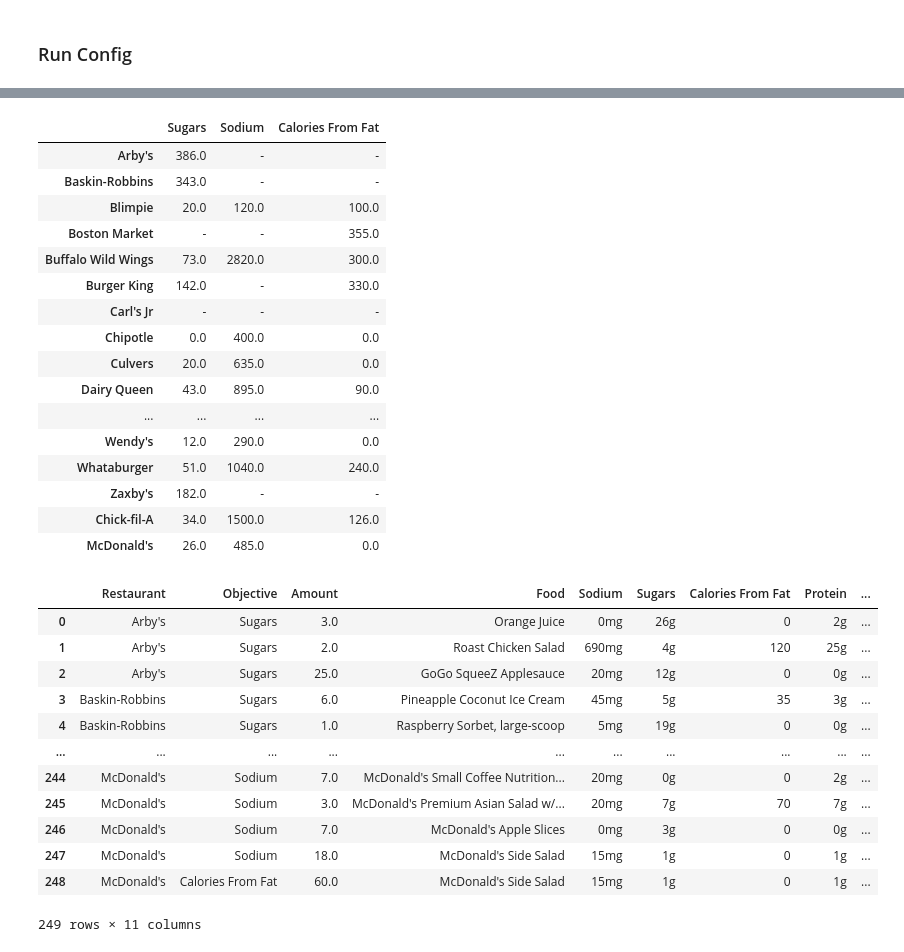
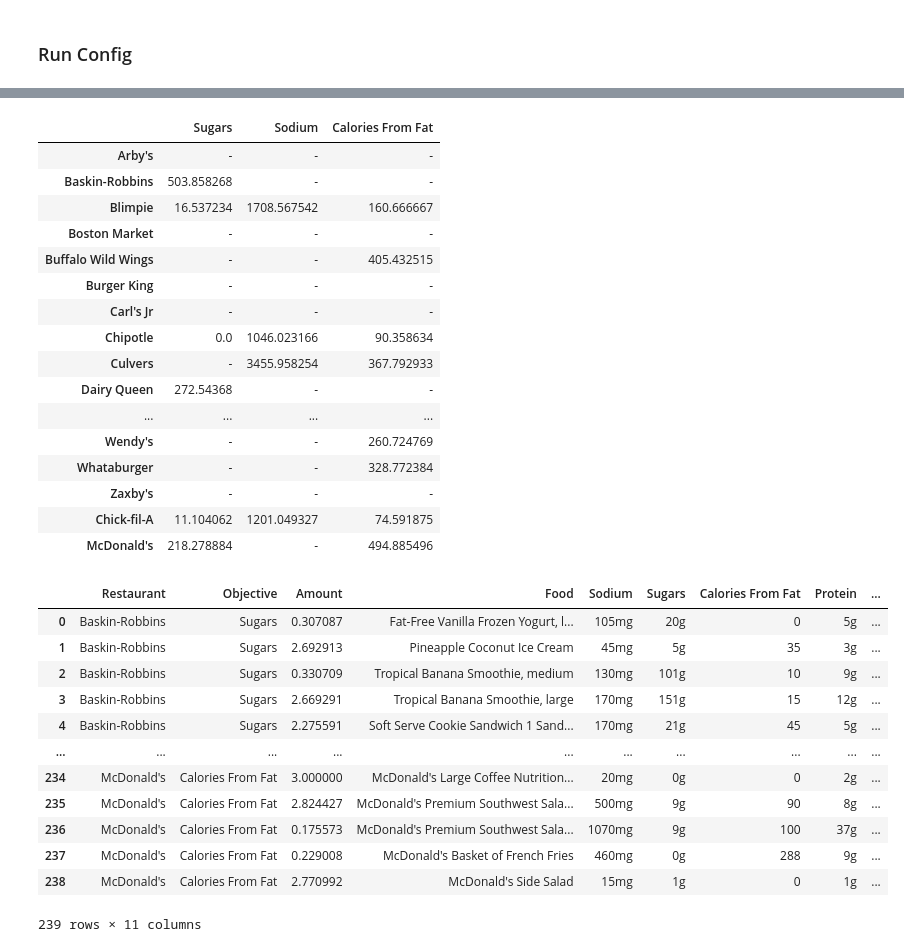
Before and after one commit to zach-hunt/NutritionResearch, a Jupyter notebook: NutritionModelling.ipynb, the cells around one changed output, grey strips where cells are left out. Drawn from its saved outputs; the diff is of its cells as text; code cells hidden in the pictures.

```diff
--- a/NutritionModelling.ipynb
+++ b/NutritionModelling.ipynb
@@ -204,7 +204,8 @@ def solution_data(model: gp.Model, model_args: dict, columns: list, multi_object
     return results, food_choice
 # %%
 def model_run(df, objectives, multi_obj, res="", verbose=False):
-    vprint = vprint_factory(verbose)
+    vprint = vprint_factory(model_args["verbose"])
+    model_args["verbose"] -= 1
     res_list = [res] if res else pd.unique(df["Restaurant"])
     master_results = pd.DataFrame(columns=objectives + (["Overage Penalty"] if multi_obj else []), index=res_list)
     master_foods = pd.DataFrame(columns=columns + ["Restaurant"] + (["Objective"] if not multi_obj else []), index=[])
@@ -298,59 +278,59 @@ df[(df["Restaurant"] == "Buffalo Wild Wings") & (df["Category"] == "Cauliflower
 # %%
 age, gender = 24, "Male"
 objectives = ["Sugars", "Sodium", "Calories From Fat"]  # List of objective(s). Must be list-like
 multi_obj = False  # If True, the model objective is the sum of objective overages. Otherwise, the model is solved for each nutrient separately
 verbose = False    # Whether to provide run / solve updates
 res = ""           # Leave blank to run all
-out_name = "Integer" # Leave blank to skip saving
+out_name = "" # Leave blank to skip saving
 
 filtered_guide = guide_lookup(gender, age, guide, columns)
 
 less_thans = ["Sodium", "Sugars", "Saturated Fat", "Calories From Fat"]  # These correspond to columns from Fast Food Nutrition dataset
 costs = {"Sugars": 1, "Sodium": 50, "Calories From Fat": 4}   # Note units: Sugars (g) vs Sodium (mg)
 model_args = {"less_thans": less_thans, "guide": filtered_guide, "filter_relaxations": set(), "objective": objectives,
-              "costs": costs, "meals": 1, "cat_limit": False, "min_cutoff": False, "var_type": "Integer", "verbose": verbose, }
+              "costs": costs, "meals": 1, "cat_limit": 3, "min_cutoff": False, "var_type": "Continuous", "verbose": verbose, }
 
-results, foods = model_run(df, objectives, multi_obj, res, verbose)
+results, foods = model_run(df, objectives, multi_obj, res)
 display(results)
 display(foods)
 
 if out_name and not res:
     outname = "./ModelOutput/" + out_name + ("-Multi" if multi_obj else "") + ".xlsx"
     with pd.ExcelWriter(outname) as writer:
         results.to_excel(writer, sheet_name = "Rankings")
         foods.to_excel(writer, sheet_name = "Foods", index=False)
 %notify -m "Run Completed"
 # %% [output]
 |  | Sugars | Sodium | Calories From Fat |
-| Arby's | 386.0 | - | - |
-| Baskin-Robbins | 343.0 | - | - |
-| Blimpie | 20.0 | 120.0 | 100.0 |
-| Boston Market | - | - | 355.0 |
-| Buffalo Wild Wings | 73.0 | 2820.0 | 300.0 |
-| Burger King | 142.0 | - | 330.0 |
+| Arby's | - | - | - |
+| Baskin-Robbins | 503.858268 | - | - |
+| Blimpie | 16.537234 | 1708.567542 | 160.666667 |
+| Boston Market | - | - | - |
+| Buffalo Wild Wings | - | - | 405.432515 |
+| Burger King | - | - | - |
 | Carl's Jr | - | - | - |
-| Chipotle | 0.0 | 400.0 | 0.0 |
-| Culvers | 20.0 | 635.0 | 0.0 |
-| Dairy Queen | 43.0 | 895.0 | 90.0 |
+| Chipotle | 0.0 | 1046.023166 | 90.358634 |
+| Culvers | - | 3455.958254 | 367.792933 |
+| Dairy Queen | 272.54368 | - | - |
 | ... | ... | ... | ... |
-| Wendy's | 12.0 | 290.0 | 0.0 |
-| Whataburger | 51.0 | 1040.0 | 240.0 |
-| Zaxby's | 182.0 | - | - |
-| Chick-fil-A | 34.0 | 1500.0 | 126.0 |
-| McDonald's | 26.0 | 485.0 | 0.0 |
+| Wendy's | - | - | 260.724769 |
+| Whataburger | - | - | 328.772384 |
+| Zaxby's | - | - | - |
+| Chick-fil-A | 11.104062 | 1201.049327 | 74.591875 |
+| McDonald's | 218.278884 | - | 494.885496 |
 |  | Restaurant | Objective | Amount | Food | Sodium | Sugars | Calories From Fat | Protein | ... |
-| 0 | Arby's | Sugars | 3.0 | Orange Juice | 0mg | 26g | 0 | 2g | ... |
-| 1 | Arby's | Sugars | 2.0 | Roast Chicken Salad | 690mg | 4g | 120 | 25g | ... |
-| 2 | Arby's | Sugars | 25.0 | GoGo SqueeZ Applesauce | 20mg | 12g | 0 | 0g | ... |
-| 3 | Baskin-Robbins | Sugars | 6.0 | Pineapple Coconut Ice Cream | 45mg | 5g | 35 | 3g | ... |
-| 4 | Baskin-Robbins | Sugars | 1.0 | Raspberry Sorbet, large-scoop | 5mg | 19g | 0 | 0g | ... |
+| 0 | Baskin-Robbins | Sugars | 0.307087 | Fat-Free Vanilla Frozen Yogurt, l... | 105mg | 20g | 0 | 5g | ... |
+| 1 | Baskin-Robbins | Sugars | 2.692913 | Pineapple Coconut Ice Cream | 45mg | 5g | 35 | 3g | ... |
+| 2 | Baskin-Robbins | Sugars | 0.330709 | Tropical Banana Smoothie, medium | 130mg | 101g | 10 | 9g | ... |
+| 3 | Baskin-Robbins | Sugars | 2.669291 | Tropical Banana Smoothie, large | 170mg | 151g | 15 | 12g | ... |
+| 4 | Baskin-Robbins | Sugars | 2.275591 | Soft Serve Cookie Sandwich 1 Sand... | 170mg | 21g | 45 | 5g | ... |
 | ... | ... | ... | ... | ... | ... | ... | ... | ... | ... |
-| 244 | McDonald's | Sodium | 7.0 | McDonald's Small Coffee Nutrition... | 20mg | 0g | 0 | 2g | ... |
-| 245 | McDonald's | Sodium | 3.0 | McDonald's Premium Asian Salad w/... | 20mg | 7g | 70 | 7g | ... |
-| 246 | McDonald's | Sodium | 7.0 | McDonald's Apple Slices | 0mg | 3g | 0 | 0g | ... |
-| 247 | McDonald's | Sodium | 18.0 | McDonald's Side Salad | 15mg | 1g | 0 | 1g | ... |
-| 248 | McDonald's | Calories From Fat | 60.0 | McDonald's Side Salad | 15mg | 1g | 0 | 1g | ... |
+| 234 | McDonald's | Calories From Fat | 3.000000 | McDonald's Large Coffee Nutrition... | 20mg | 0g | 0 | 2g | ... |
+| 235 | McDonald's | Calories From Fat | 2.824427 | McDonald's Premium Southwest Sala... | 500mg | 9g | 90 | 8g | ... |
+| 236 | McDonald's | Calories From Fat | 0.175573 | McDonald's Premium Southwest Sala... | 1070mg | 9g | 100 | 37g | ... |
+| 237 | McDonald's | Calories From Fat | 0.229008 | McDonald's Basket of French Fries | 460mg | 0g | 288 | 9g | ... |
+| 238 | McDonald's | Calories From Fat | 2.770992 | McDonald's Side Salad | 15mg | 1g | 0 | 1g | ... |
-249 rows × 11 columns
+239 rows × 11 columns
 [interactive output not drawn]
 # %% [markdown]
 ### Status
```
Also changed, not shown: parts of 2 cells of this notebook.
